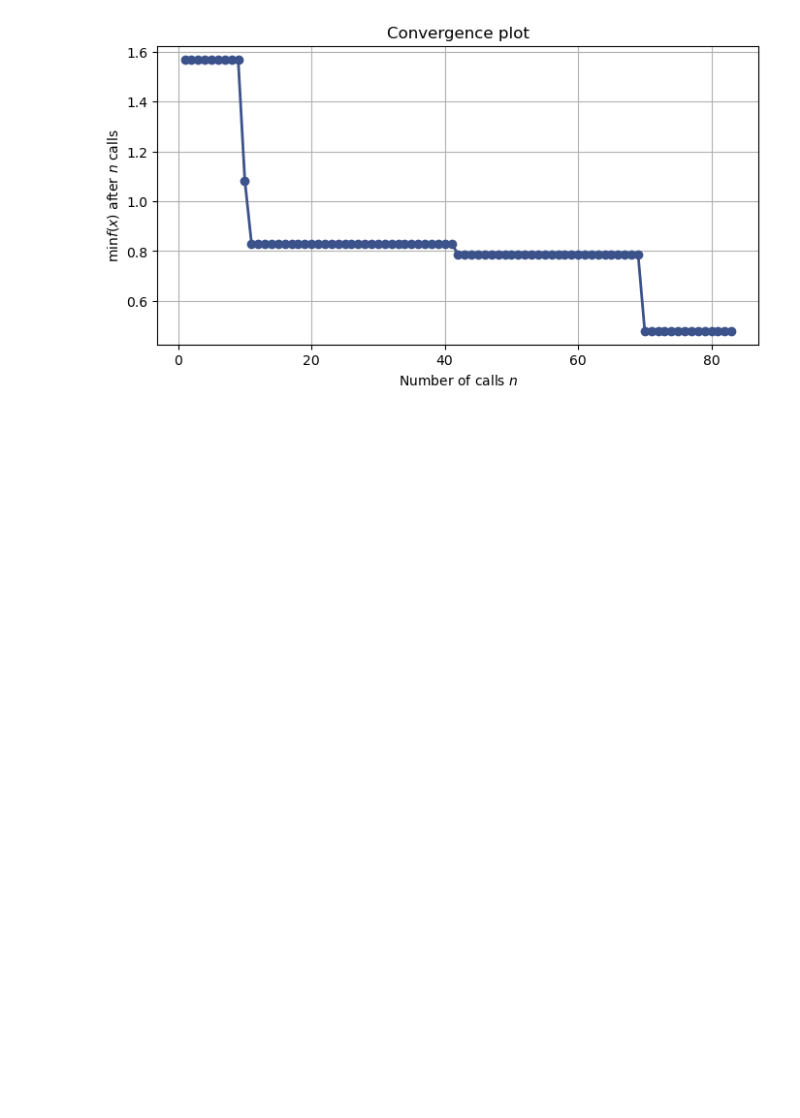
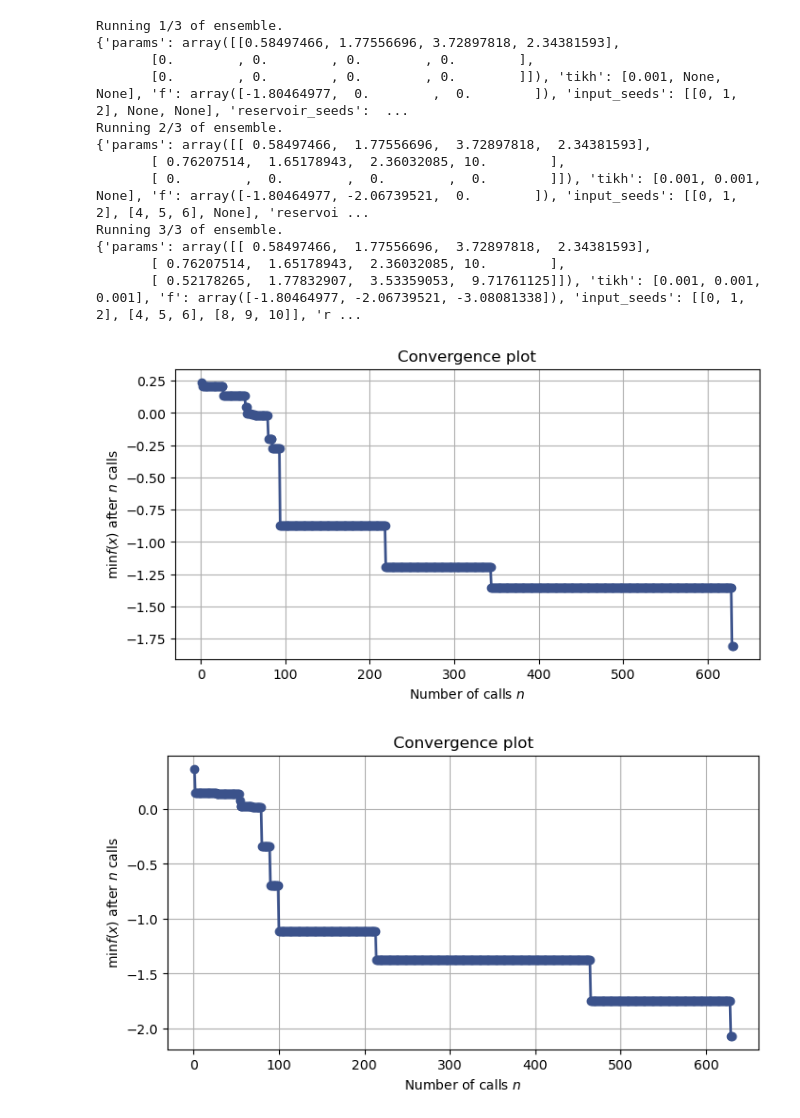
Before and after one commit to MagriLab/Adjoint-ESN, a Jupyter notebook: src/run.ipynb, the cells around one changed output. Drawn from its saved outputs; the diff is of its cells as text; code cells hidden in the pictures; blank space fills up the shorter version.

Commit message:
Added scripts for running experiments

```diff
--- a/src/run.ipynb
+++ b/src/run.ipynb
@@ -224,7 +241,7 @@ def load_data(data_path):
    U_data = U[:N_washout+N_train]
    return U_washout_train, U_train, Y_train, t_train, U_washout_val, U_val, Y_val, t_val, U_data
 # %%
-p_list = [0.32,0.33,0.34]
+p_list = [1.5,2.0,2.25,2.5,2.75,3.0,3.5]
 len_p_list = len(p_list)
 U_washout_train = [None]*len_p_list
 U_train = [None]*len_p_list
@@ -237,9 +254,8 @@ U_val = [None]*len_p_list
 Y_val = [None]*len_p_list
 t_val = [None]*len_p_list
 
-U_washout_train[0], U_train[0], Y_train[0], t_train[0], U_washout_val[0], U_val[0], Y_val[0], t_val[0], U_data[0] = load_data_roesslor(a = 0.1, b = 0.1, c = 18, mu = 10, r = 28, d = 8/3, epsilon = 0.32)
-U_washout_train[1], U_train[1], Y_train[1], t_train[1], U_washout_val[1], U_val[1], Y_val[1], t_val[1], U_data[1] = load_data_roesslor(a = 0.1, b = 0.1, c = 18, mu = 10, r = 28, d = 8/3, epsilon = 0.33)
-U_washout_train[2], U_train[2], Y_train[2], t_train[2], U_washout_val[2], U_val[2], Y_val[2], t_val[2], U_data[2] = load_data_roesslor(a = 0.1, b = 0.1, c = 18, mu = 10, r = 28, d = 8/3, epsilon = 0.34)
+for p_idx in range(len_p_list):
+    U_washout_train[p_idx], U_train[p_idx], Y_train[p_idx], t_train[p_idx], U_washout_val[p_idx], U_val[p_idx], Y_val[p_idx], t_val[p_idx], U_data[p_idx] = load_data_sys(VanDerPol, {"mu": p_list[p_idx]})
 
 #U_washout_train[0], U_train[0], Y_train[0], t_train[0], U_washout_val[0], U_val[0], Y_val[0], t_val[0], U_data[0] = load_data("data/rijke_kings_beta_2_tau_0_2_long_fine.h5")
 #U_washout_train[1], U_train[1], Y_train[1], t_train[1], U_washout_val[1], U_val[1], Y_val[1], t_val[1], U_data[1] = load_data("data/rijke_kings_beta_3_tau_0_2_long_fine.h5")
@@ -267,3 +287,6 @@ Running solver.
+# %%
+train_idx_list = [1,3,5]
+val_idx_list = [0,1,2,3,4,5,6]
 # %%
 for p_idx in range(len_p_list):
     plt.figure(figsize = (8,2))
@@ -300,7 +320,7 @@ print('Input bias: ', input_bias)
 dim = U_train[0].shape[1]
 #dim = U_train.shape[1]
 print('System dimension: ', dim)
-my_ESN = ESN(reservoir_size = 1200, dimension = dim, parameter_dimension = 1, reservoir_connectivity = 3,
-                input_scaling = 1.0, spectral_radius = 1.0,
-                leak_factor = 1.0, input_bias = input_bias, input_normalization = scale, parameter_normalization=[P_mean,np.array([1.0])])
+my_ESN = ESN(reservoir_size = 100, dimension = dim, parameter_dimension = 1, reservoir_connectivity = 3,
+                input_scaling = 1.65178943, spectral_radius = 0.76207514,
+                leak_factor = 1.0, input_bias = input_bias, input_normalization = scale, parameter_normalization=[2.36032085,np.array([10.0])])
 # %% [output]
@@ -314,4 +334,4 @@ Spectral radius is set to 1, set it separately if necessary.
 Reservoir weights are rescaled with the new spectral radius.
 # %%
 #my_ESN.train(U_washout_train, U_train, Y_train, tikhonov = 1e-1, P_washout=None, P_train=None)
-my_ESN.train(U_washout_train, U_train, Y_train, tikhonov = 1e-3, P_washout=P_washout_train, P_train=P_train)
+my_ESN.train(U_washout_train, U_train, Y_train, tikhonov = 1e-3, P_washout=P_washout_train, P_train=P_train, train_idx_list=train_idx_list)
@@ -462,35 +474,49 @@ Validation error:  537.1867090601397
 # %%
 from adjoint_esn.validation import validate
 
 #range for hyperparameters (spectral radius and input scaling)
 spec_in     = 0.1
 spec_end    = 1.0
-in_scal_in  = np.log10(0.05)
-in_scal_end = np.log10(5.)
+in_scal_in  = np.log10(0.01)
+in_scal_end = np.log10(10.)
 leak_in     = 0.1
 leak_end    = 1.0
-param_norm_var_in = np.log10(0.05)
-param_norm_var_end = np.log10(5.)
+param_norm_var_in = np.log10(0.01)
+param_norm_var_end = np.log10(10.)
 param_norm_mean_in = 0.0
 param_norm_mean_end = 2*P_mean
 grid_range = [[spec_in, spec_end],[in_scal_in, in_scal_end],[param_norm_mean_in, param_norm_mean_end],[param_norm_var_in, param_norm_var_end]]
 # In case we want to start from a grid_search,
 # the first n_grid_x*n_grid_y points are from grid search
 param_names = ['spectral_radius','input_scaling','parameter_normalization_mean','parameter_normalization_var']
 param_scales = ['uniform', 'log10','uniform','log10']
-n_grid = [3, 3, 3, 3]
+n_grid = [5, 5, 5, 5]
 
-N_washout = 400
-N_val = 1000
-ESN_dict = {'reservoir_size': 1200,
+N_washout = 20
+N_val = 80
+ESN_dict = {'reservoir_size': 100,
             'dimension' : dim,
             'parameter_dimension' : 1,
             'reservoir_connectivity' : 3,
             'input_normalization': scale,
             'input_bias' : input_bias}
 min_dict = validate(n_grid, grid_range, param_names, param_scales,
-    n_bo = 2, n_initial = 0, n_ensemble = 1, ESN_dict = ESN_dict, U_washout = U_washout_train,
+    n_bo = 5, n_initial = 0, n_ensemble = 3, ESN_dict = ESN_dict, U_washout = U_washout_train,
     U = U_train, Y = Y_train, P_washout = P_washout_train, P = P_train,
-    n_folds = 2, N_init_steps = N_washout, N_fwd_steps = 80, N_washout_steps = N_washout, N_val_steps = N_val)
+    n_folds = 1, N_init_steps = N_washout, N_fwd_steps = 80, N_washout_steps = N_washout, N_val_steps = N_val,
+    train_idx_list = train_idx_list, val_idx_list = val_idx_list)
 # %% [output]
+Running 1/3 of ensemble.
+{'params': array([[0.58497466, 1.77556696, 3.72897818, 2.34381593],
+       [0.        , 0.        , 0.        , 0.        ],
+       [0.        , 0.        , 0.        , 0.        ]]), 'tikh': [0.001, None, None], 'f': array([-1.80464977,  0.        ,  0.        ]), 'input_seeds': [[0, 1, 2], None, None], 'reservoir_seeds':  ...
+Running 2/3 of ensemble.
+{'params': array([[ 0.58497466,  1.77556696,  3.72897818,  2.34381593],
+       [ 0.76207514,  1.65178943,  2.36032085, 10.        ],
+       [ 0.        ,  0.        ,  0.        ,  0.        ]]), 'tikh': [0.001, 0.001, None], 'f': array([-1.80464977, -2.06739521,  0.        ]), 'input_seeds': [[0, 1, 2], [4, 5, 6], None], 'reservoi ...
+Running 3/3 of ensemble.
+{'params': array([[ 0.58497466,  1.77556696,  3.72897818,  2.34381593],
+       [ 0.76207514,  1.65178943,  2.36032085, 10.        ],
+       [ 0.52178265,  1.77832907,  3.53359053,  9.71761125]]), 'tikh': [0.001, 0.001, 0.001], 'f': array([-1.80464977, -2.06739521, -3.08081338]), 'input_seeds': [[0, 1, 2], [4, 5, 6], [8, 9, 10]], 'r ...
-[figure, old version]
+[figure, new version]
+[figure, added]
```
Also changed, not shown: parts of 14 cells of this notebook, 10 other files.
